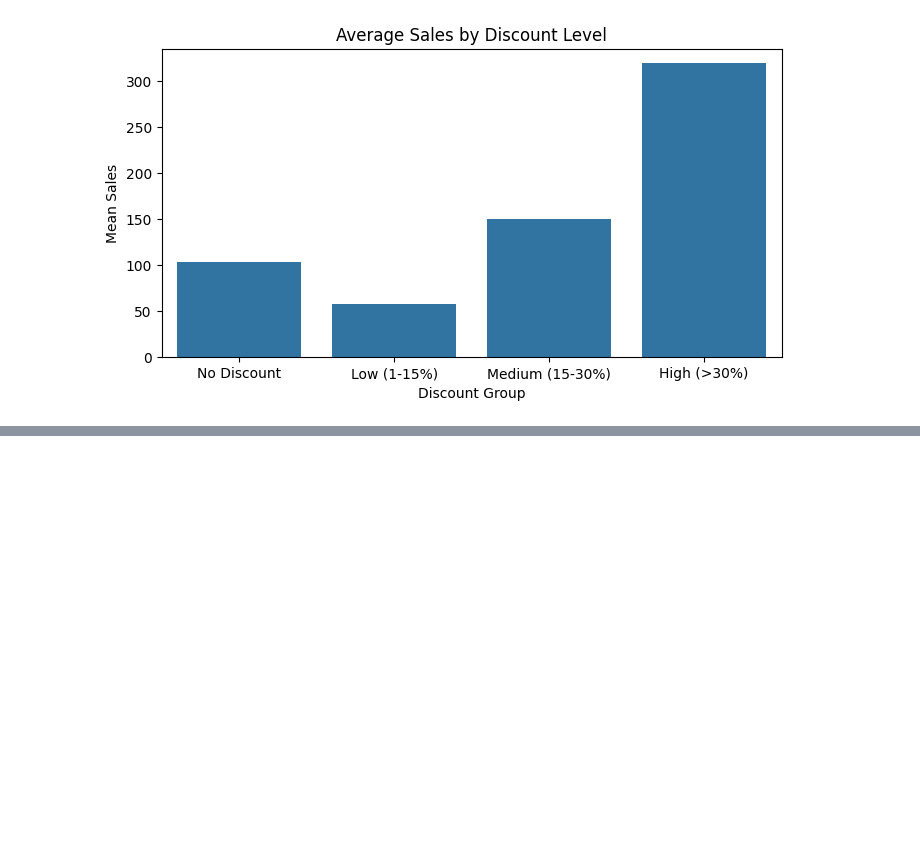
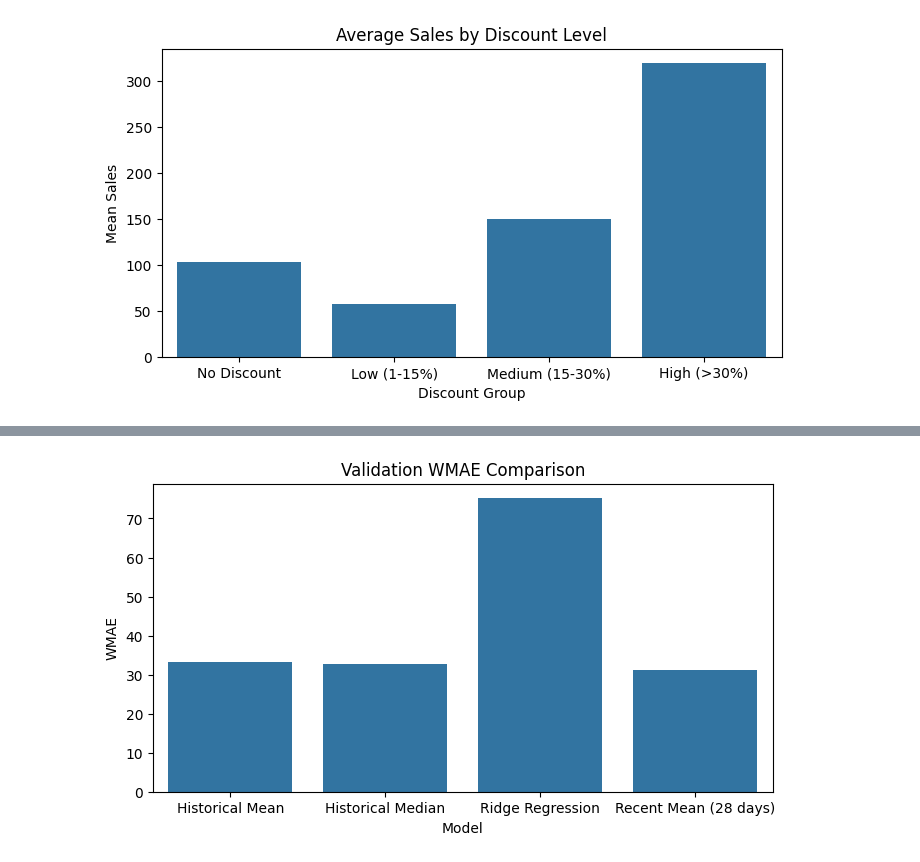
Before and after one commit to KtoxTheNisa/GROUP51_CENG313, a Jupyter notebook: assignment1_eda_baseline.ipynb, the cells around one changed output, grey strips where cells are left out. Drawn from its saved outputs; the diff is of its cells as text; code cells hidden in the pictures; blank space fills up the shorter version.

Commit message:
added validation split, baseline comparison and kaggle submission

```diff
--- a/assignment1_eda_baseline.ipynb
+++ b/assignment1_eda_baseline.ipynb
@@ -331,0 +341,10 @@ plt.show() #discount vs no discount looks like discount always helps, check by d
+# %%
+#split last 14 days for validation
+train_part, val_part = split_train_val(train_merged, val_days=14)
+#keep only products that are in test_weights
+val_part = val_part.merge(test_weights, on="unique_id", how="inner")
+print("Train part shape:", train_part.shape)
+print("Val part shape:", val_part.shape)
+#evaluate historical mean and median baselines
+baseline_results, pred_mean, pred_median = train_baseline_models(train_part, val_part)
+baseline_results
@@ -331,0 +357,16 @@ plt.show() #discount vs no discount looks like discount always helps, check by d
+# %%
+#ridge regression baseline for comparison
+
+features = ["price_norm", "availability", "max_discount", "holiday", "shops_closed", "school_holidays"]
+y_val = val_part["sales"].values
+val_w = val_part["weight"].values
+pred_ridge = predict_ridge_baseline(train_part, val_part)
+#daily sales plot shows an upward trend, so use only the last 28 days per product
+pred_recent = predict_recent_mean_baseline(train_part, val_part)
+all_results = pd.DataFrame([
+    calculate_metrics(y_val, pred_mean, val_w),
+    calculate_metrics(y_val, pred_median, val_w),
+    calculate_metrics(y_val, pred_ridge, val_w),
+    calculate_metrics(y_val, pred_recent, val_w)
+], index=["Historical Mean", "Historical Median", "Ridge Regression", "Recent Mean (28 days)"])
+all_results
@@ -331,0 +379,10 @@ plt.show() #discount vs no discount looks like discount always helps, check by d
+# %%
+#plot wmae comparison for baselines
+plt.figure(figsize=(8, 4))
+sns.barplot(x=all_results.index, y=all_results["WMAE"].values)
+plt.title("Validation WMAE Comparison")
+plt.ylabel("WMAE")
+plt.xlabel("Model")
+plt.show()
+# %% [output]
+[figure, added]
```
Also changed, not shown: parts of 7 cells of this notebook.
